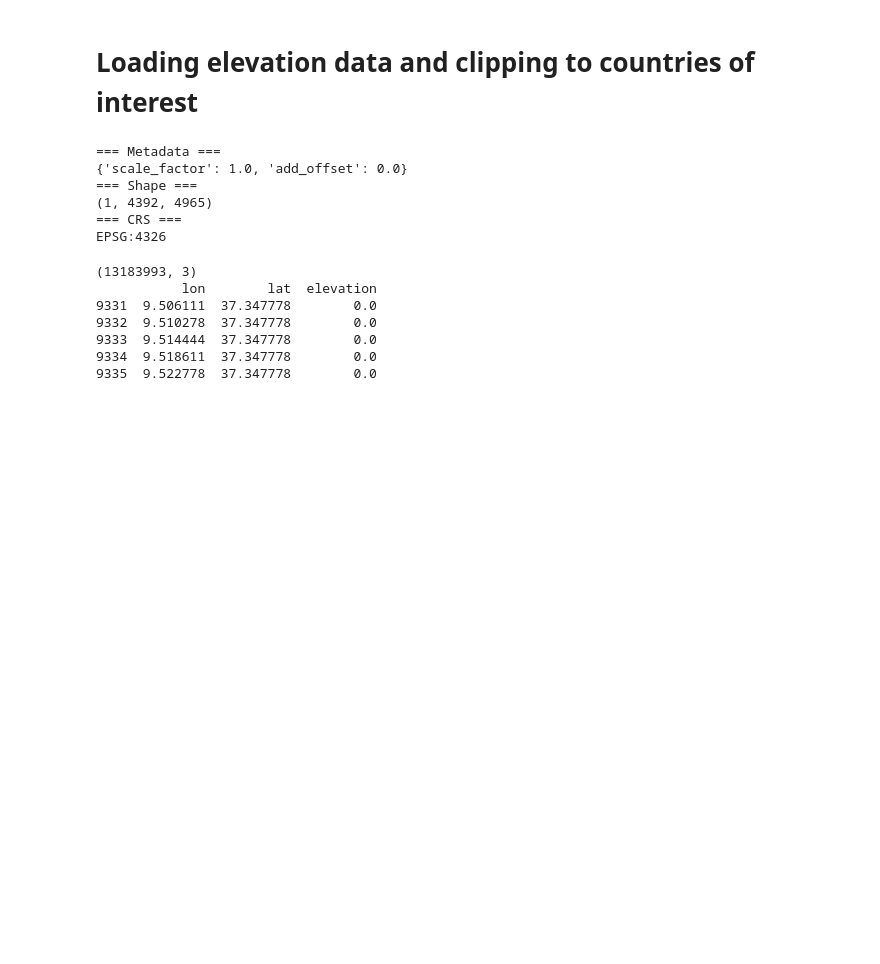
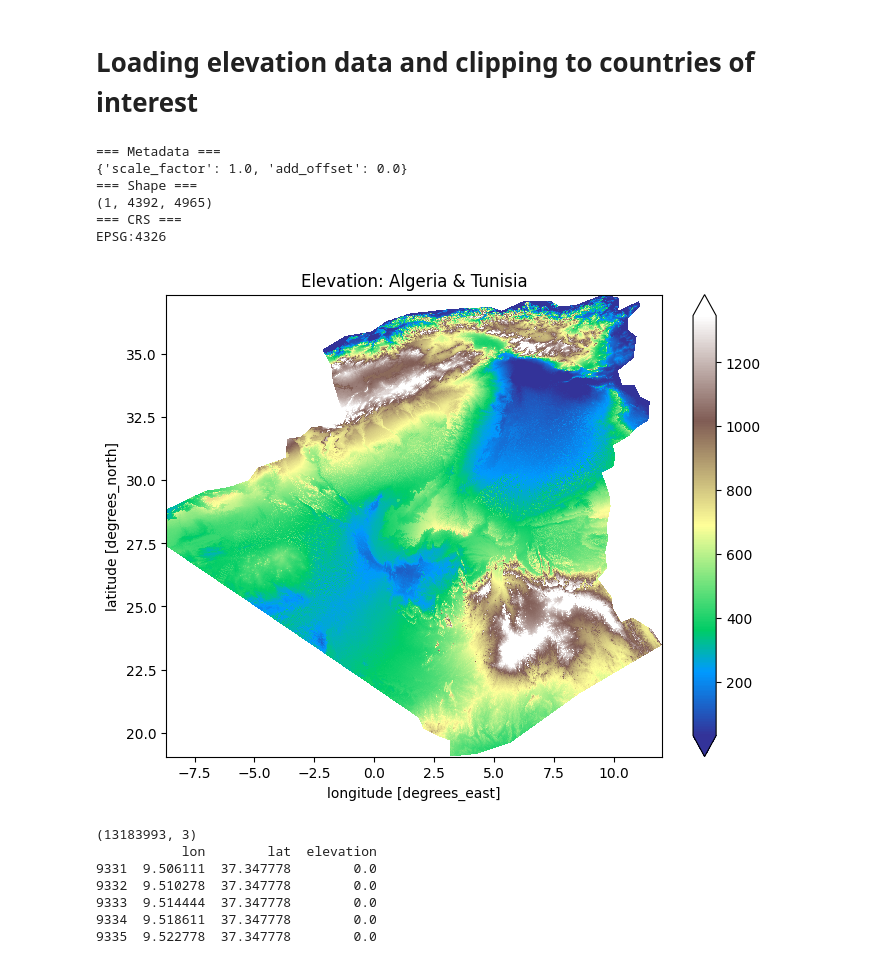
Before and after one commit to MohamedRamzi9/Data-Mining-Project, a Jupyter notebook: data_processing/elevation.ipynb, the cells around one changed output. Saved outputs shown, nothing was run; the diff lists cells and outputs as text; code cells hidden in the pictures; blank space fills up the shorter version.

```diff
--- a/data_processing/elevation.ipynb
+++ b/data_processing/elevation.ipynb
@@ -1,8 +1,8 @@
 # %% [markdown]
 # Loading elevation data and clipping to countries of interest
 # %%
+import xarray
 import rioxarray
-import xarray
 import geopandas as gpd
 import matplotlib.pyplot as plt
 import seaborn as sns
@@ -13,38 +13,39 @@ dataset = rioxarray.open_rasterio(raster_path, masked=True)
 # dataset = dataset.rio.write_crs("EPSG:4326")  # Ensure the CRS is set
 
 # Load the shapefile (country boundaries)
 shp_path = r"../local_dataset/raw/world/ne_110m_admin_0_countries.shp"
 world = gpd.read_file(shp_path)
 
 # Select only Algeria and Tunisia
 countries = world[world["ADMIN"].isin(["Algeria", "Tunisia"])]
 
 # Ensure same CRS
 countries = countries.to_crs(dataset.rio.crs)
 
 # Clip the raster using GeoDataFrame geometry
 dataset = dataset.rio.clip(countries.geometry, countries.crs, from_disk=True)
 
 # Inspect metadata and data
 print("=== Metadata ===")
 print(dataset.attrs)
 print("=== Shape ===")
 print(dataset.shape)
 print("=== CRS ===")
 print(dataset.rio.crs)
 
-# # Plot the result
-# plt.figure(figsize=(8, 6))
-# dataset.plot(cmap='terrain', robust=True)
-# plt.title("Elevation: Algeria & Tunisia")
-# plt.show()
+# Plot the result
+plt.figure(figsize=(8, 6))
+dataset.plot(cmap='terrain', robust=True)
+plt.title("Elevation: Algeria & Tunisia")
+plt.show()
 # %% [output]
 === Metadata ===
 {'scale_factor': 1.0, 'add_offset': 0.0}
 === Shape ===
 (1, 4392, 4965)
 === CRS ===
 EPSG:4326
+[figure, added]
 # %%
 all_cols = dataset.squeeze("band", drop=True).to_dataframe(name="elevation").reset_index()[["x", "y", "elevation"]].dropna(subset=["elevation"])
 all_cols = all_cols.rename(columns={"x": "lon", "y": "lat"})
```
Also changed, not shown: parts of 1 cell of this notebook, 3 other files.
